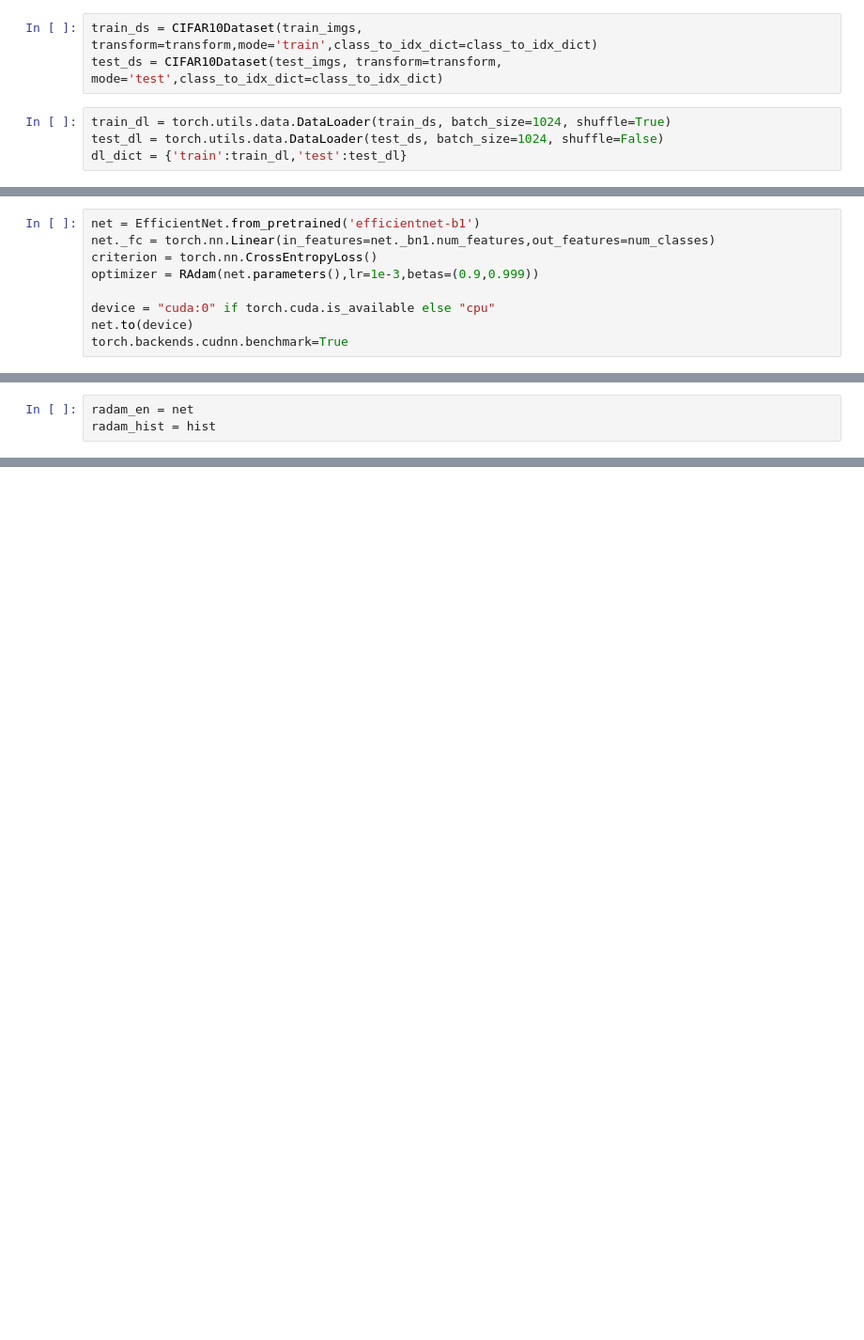
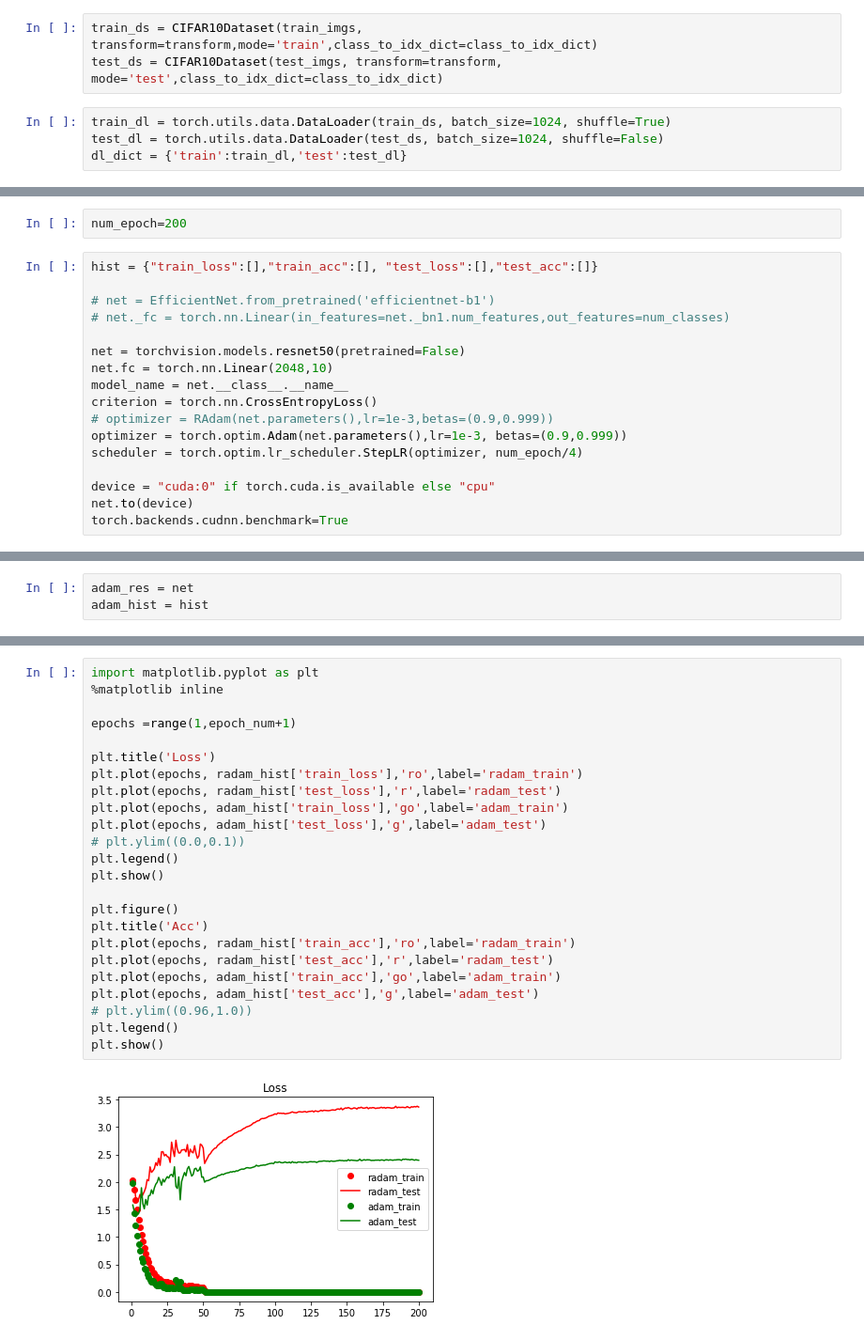
Before and after one commit to omiita/PyTorchProjects, a Jupyter notebook: Techniques/RAdam_cifar10.ipynb, the cells around one changed output, grey strips where cells are left out. Shown: that part at 94% size. Saved outputs shown, nothing was run; the diff lists cells and outputs as text; blank space fills up the shorter version.

Commit message:
[UPD] RAdam

```diff
--- a/Techniques/RAdam_cifar10.ipynb
+++ b/Techniques/RAdam_cifar10.ipynb
@@ -90,8 +84,18 @@ hist = {"train_loss":[],"train_acc":[], "test_loss":[],"test_acc":[]}
+# %%
+num_epoch=200
 # %%
-net = EfficientNet.from_pretrained('efficientnet-b1')
-net._fc = torch.nn.Linear(in_features=net._bn1.num_features,out_features=num_classes)
+hist = {"train_loss":[],"train_acc":[], "test_loss":[],"test_acc":[]}
+
+# net = EfficientNet.from_pretrained('efficientnet-b1')
+# net._fc = torch.nn.Linear(in_features=net._bn1.num_features,out_features=num_classes)
+
+net = torchvision.models.resnet50(pretrained=False)
+net.fc = torch.nn.Linear(2048,10)
+model_name = net.__class__.__name__
 criterion = torch.nn.CrossEntropyLoss()
-optimizer = RAdam(net.parameters(),lr=1e-3,betas=(0.9,0.999))
+# optimizer = RAdam(net.parameters(),lr=1e-3,betas=(0.9,0.999))
+optimizer = torch.optim.Adam(net.parameters(),lr=1e-3, betas=(0.9,0.999))
+scheduler = torch.optim.lr_scheduler.StepLR(optimizer, num_epoch/4)
 
 device = "cuda:0" if torch.cuda.is_available else "cpu"
 net.to(device)
@@ -149,3 +175,3 @@ for epoch in range(52,epochs_num):
 # %%
-radam_en = net
-radam_hist = hist
+adam_res = net
+adam_hist = hist
@@ -151,0 +183,26 @@ radam_hist = hist
+# %%
+import matplotlib.pyplot as plt
+%matplotlib inline
+
+epochs =range(1,epoch_num+1)
+
+plt.title('Loss')
+plt.plot(epochs, radam_hist['train_loss'],'ro',label='radam_train')
+plt.plot(epochs, radam_hist['test_loss'],'r',label='radam_test')
+plt.plot(epochs, adam_hist['train_loss'],'go',label='adam_train')
+plt.plot(epochs, adam_hist['test_loss'],'g',label='adam_test')
+# plt.ylim((0.0,0.1))
+plt.legend()
+plt.show()
+
+plt.figure()
+plt.title('Acc')
+plt.plot(epochs, radam_hist['train_acc'],'ro',label='radam_train')
+plt.plot(epochs, radam_hist['test_acc'],'r',label='radam_test')
+plt.plot(epochs, adam_hist['train_acc'],'go',label='adam_train')
+plt.plot(epochs, adam_hist['test_acc'],'g',label='adam_test')
+# plt.ylim((0.96,1.0))
+plt.legend()
+plt.show()
+# %% [output]
+[figure, added]
```
Also changed, not shown: parts of 10 cells of this notebook, 1 other file.
